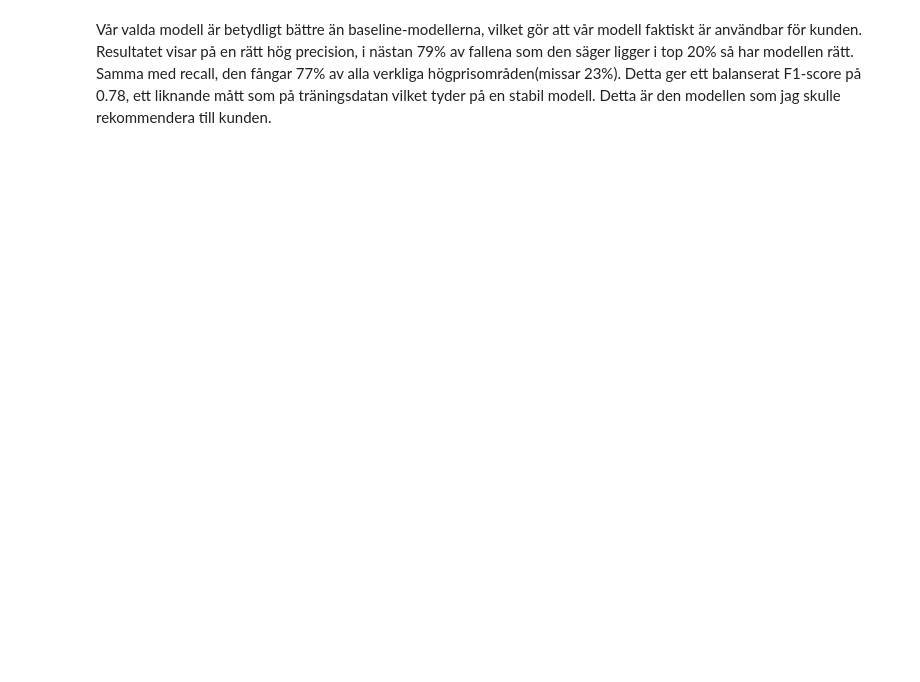
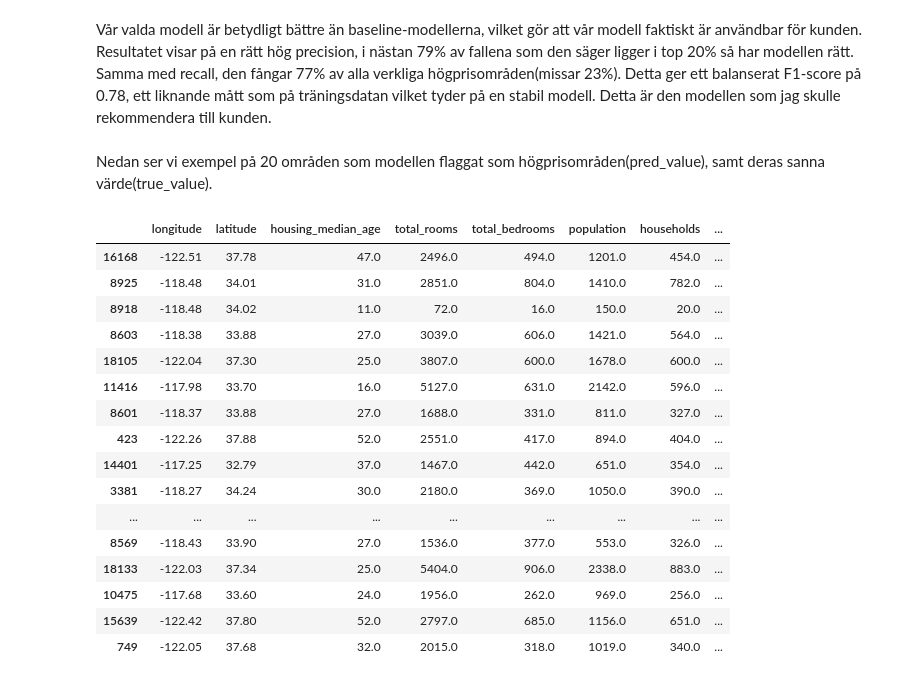
Before and after one commit to Ahlarn87/ML_Uppgift1, a Jupyter notebook: ML_Uppgift1_Alexander_Ahl.ipynb, the cells around one changed output. Cells and saved outputs as stored; diff of their text form; code cells hidden in the pictures; blank space fills up the shorter version.

Commit message:
added table and requirements.txt

```diff
--- a/ML_Uppgift1_Alexander_Ahl.ipynb
+++ b/ML_Uppgift1_Alexander_Ahl.ipynb
@@ -485,3 +483,30 @@ Jämförelse mellan baseline-modeller och RandomForest (Optimerad) på test-sete
 | Baseline (Most Frequent) | 0.7999 | 0.0000 | 0.0000 | 0.0000 |
 # %% [markdown]
 Vår valda modell är betydligt bättre än baseline-modellerna, vilket gör att vår modell faktiskt är användbar för kunden. Resultatet visar på en rätt hög precision, i nästan 79% av fallena som den säger ligger i top 20% så har modellen rätt. Samma med recall, den fångar 77% av alla verkliga högprisområden(missar 23%). Detta ger ett balanserat F1-score på 0.78, ett liknande mått som på träningsdatan vilket tyder på en stabil modell. Detta är den modellen som jag skulle rekommendera till kunden.
+# %% [markdown]
+Nedan ser vi exempel på 20 områden som modellen flaggat som högprisområden(pred_value), samt deras sanna värde(true_value).
+# %%
+ranked = X_test.copy()
+
+ranked['true_value'] = y_test
+ranked['pred_value'] = y_pred_test
+
+ranked.sort_values('pred_value', ascending=False).head(20)
+# %% [output]
+|  | longitude | latitude | housing_median_age | total_rooms | total_bedrooms | population | households | ... |
+| 16168 | -122.51 | 37.78 | 47.0 | 2496.0 | 494.0 | 1201.0 | 454.0 | ... |
+| 8925 | -118.48 | 34.01 | 31.0 | 2851.0 | 804.0 | 1410.0 | 782.0 | ... |
+| 8918 | -118.48 | 34.02 | 11.0 | 72.0 | 16.0 | 150.0 | 20.0 | ... |
+| 8603 | -118.38 | 33.88 | 27.0 | 3039.0 | 606.0 | 1421.0 | 564.0 | ... |
+| 18105 | -122.04 | 37.30 | 25.0 | 3807.0 | 600.0 | 1678.0 | 600.0 | ... |
+| 11416 | -117.98 | 33.70 | 16.0 | 5127.0 | 631.0 | 2142.0 | 596.0 | ... |
+| 8601 | -118.37 | 33.88 | 27.0 | 1688.0 | 331.0 | 811.0 | 327.0 | ... |
+| 423 | -122.26 | 37.88 | 52.0 | 2551.0 | 417.0 | 894.0 | 404.0 | ... |
+| 14401 | -117.25 | 32.79 | 37.0 | 1467.0 | 442.0 | 651.0 | 354.0 | ... |
+| 3381 | -118.27 | 34.24 | 30.0 | 2180.0 | 369.0 | 1050.0 | 390.0 | ... |
+| ... | ... | ... | ... | ... | ... | ... | ... | ... |
+| 8569 | -118.43 | 33.90 | 27.0 | 1536.0 | 377.0 | 553.0 | 326.0 | ... |
+| 18133 | -122.03 | 37.34 | 25.0 | 5404.0 | 906.0 | 2338.0 | 883.0 | ... |
+| 10475 | -117.68 | 33.60 | 24.0 | 1956.0 | 262.0 | 969.0 | 256.0 | ... |
+| 15639 | -122.42 | 37.80 | 52.0 | 2797.0 | 685.0 | 1156.0 | 651.0 | ... |
+| 749 | -122.05 | 37.68 | 32.0 | 2015.0 | 318.0 | 1019.0 | 340.0 | ... |
```
Also changed, not shown: parts of 3 cells of this notebook, 1 other file.
